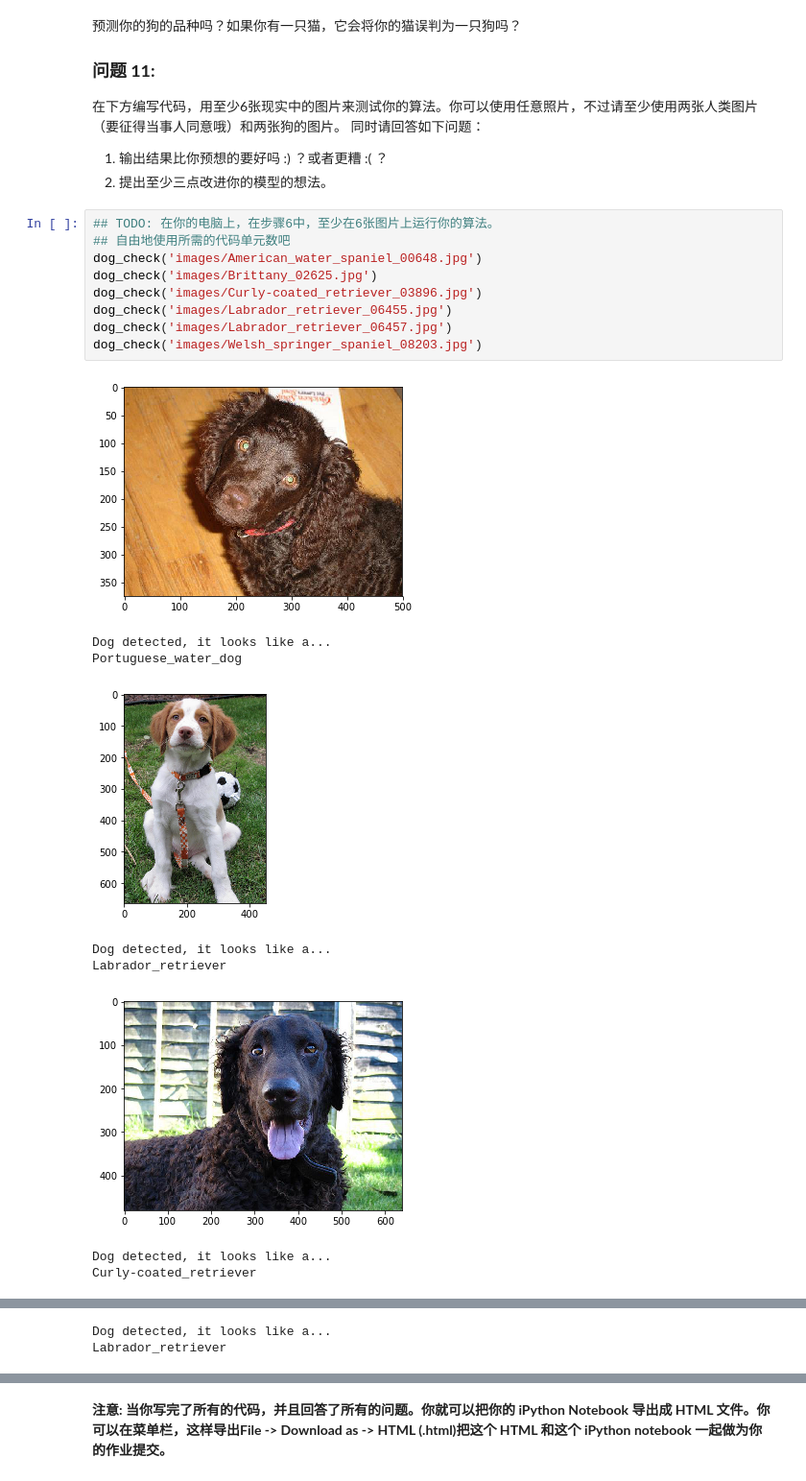
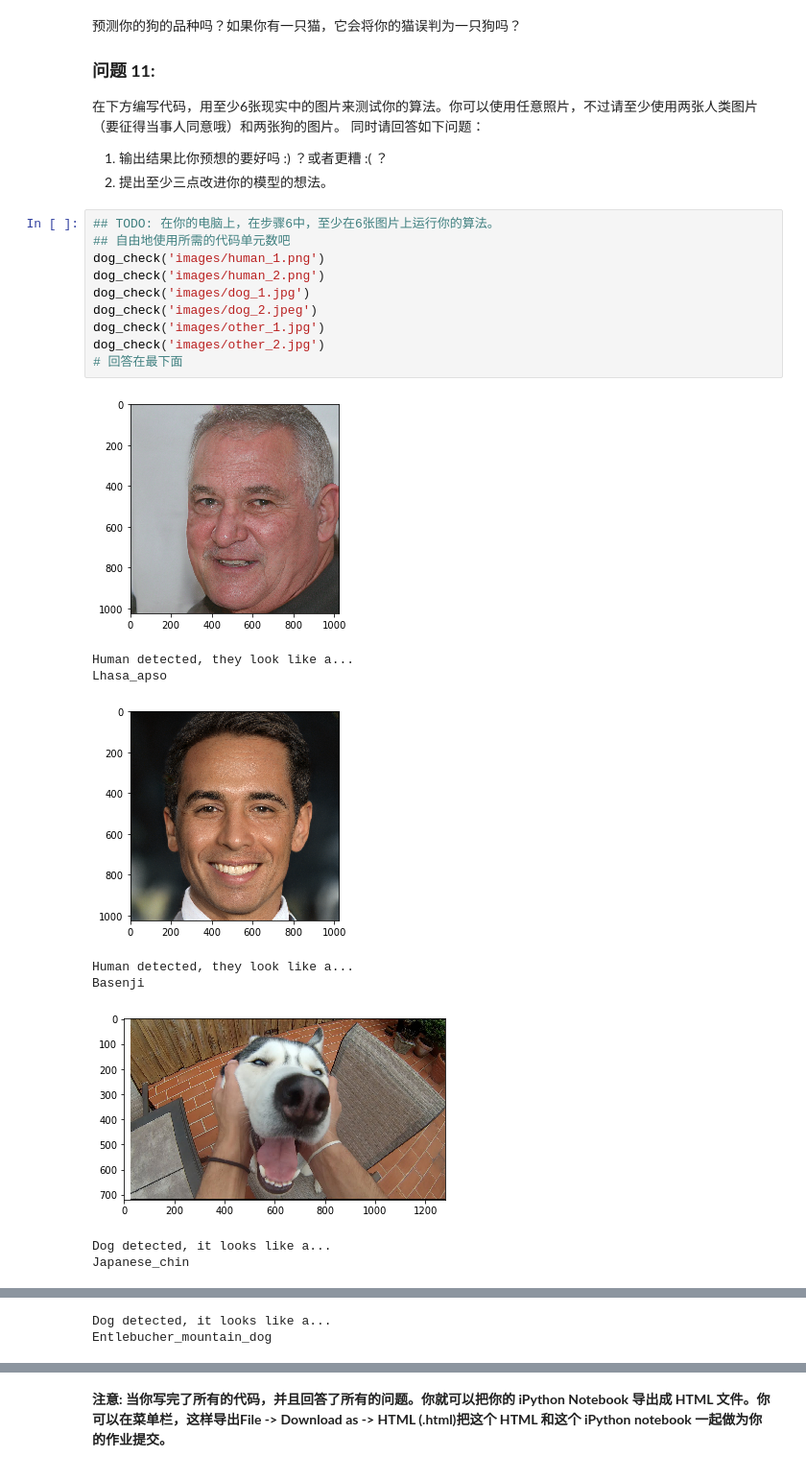
Before and after one commit to Windsooon/MLND_CN_P4_Dog_Project, a Jupyter notebook: dog_app.ipynb, the cells around one changed output, grey strips where cells are left out. Shown at 96% size. Cells and saved outputs as stored; diff of their text form.

```diff
--- a/dog_app.ipynb
+++ b/dog_app.ipynb
@@ -826,19 +769,20 @@ def dog_check(img_path):
 # %%
 ## TODO: 在你的电脑上，在步骤6中，至少在6张图片上运行你的算法。
 ## 自由地使用所需的代码单元数吧
-dog_check('images/American_water_spaniel_00648.jpg')
-dog_check('images/Brittany_02625.jpg')
-dog_check('images/Curly-coated_retriever_03896.jpg')
-dog_check('images/Labrador_retriever_06455.jpg')
-dog_check('images/Labrador_retriever_06457.jpg')
-dog_check('images/Welsh_springer_spaniel_08203.jpg')
+dog_check('images/human_1.png')
+dog_check('images/human_2.png')
+dog_check('images/dog_1.jpg')
+dog_check('images/dog_2.jpeg')
+dog_check('images/other_1.jpg')
+dog_check('images/other_2.jpg')
+# 回答在最下面
 # %% [output]
-[figure, old version]
+[figure, new version]
-Dog detected, it looks like a...
-Portuguese_water_dog
+Human detected, they look like a...
+Lhasa_apso
-[figure, old version]
+[figure, new version]
-Dog detected, it looks like a...
-Labrador_retriever
+Human detected, they look like a...
+Basenji
-[figure, old version]
+[figure, new version]
 Dog detected, it looks like a...
-Curly-coated_retriever
+Japanese_chin
@@ -846,2 +790,2 @@ Curly-coated_retriever
 Dog detected, it looks like a...
-Labrador_retriever
+Entlebucher_mountain_dog
```
Also changed, not shown: parts of 16 cells of this notebook, 1 other file.
